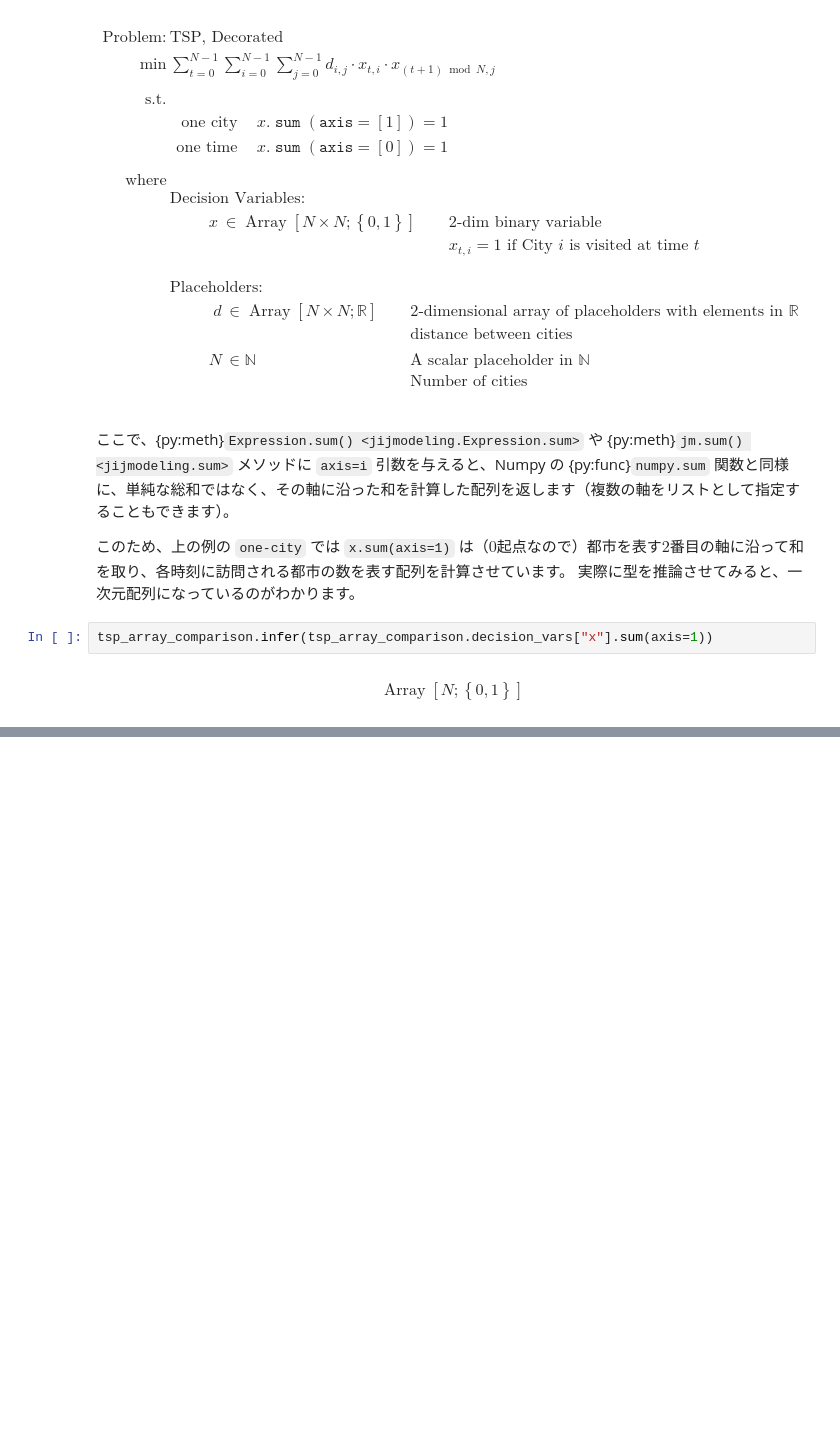
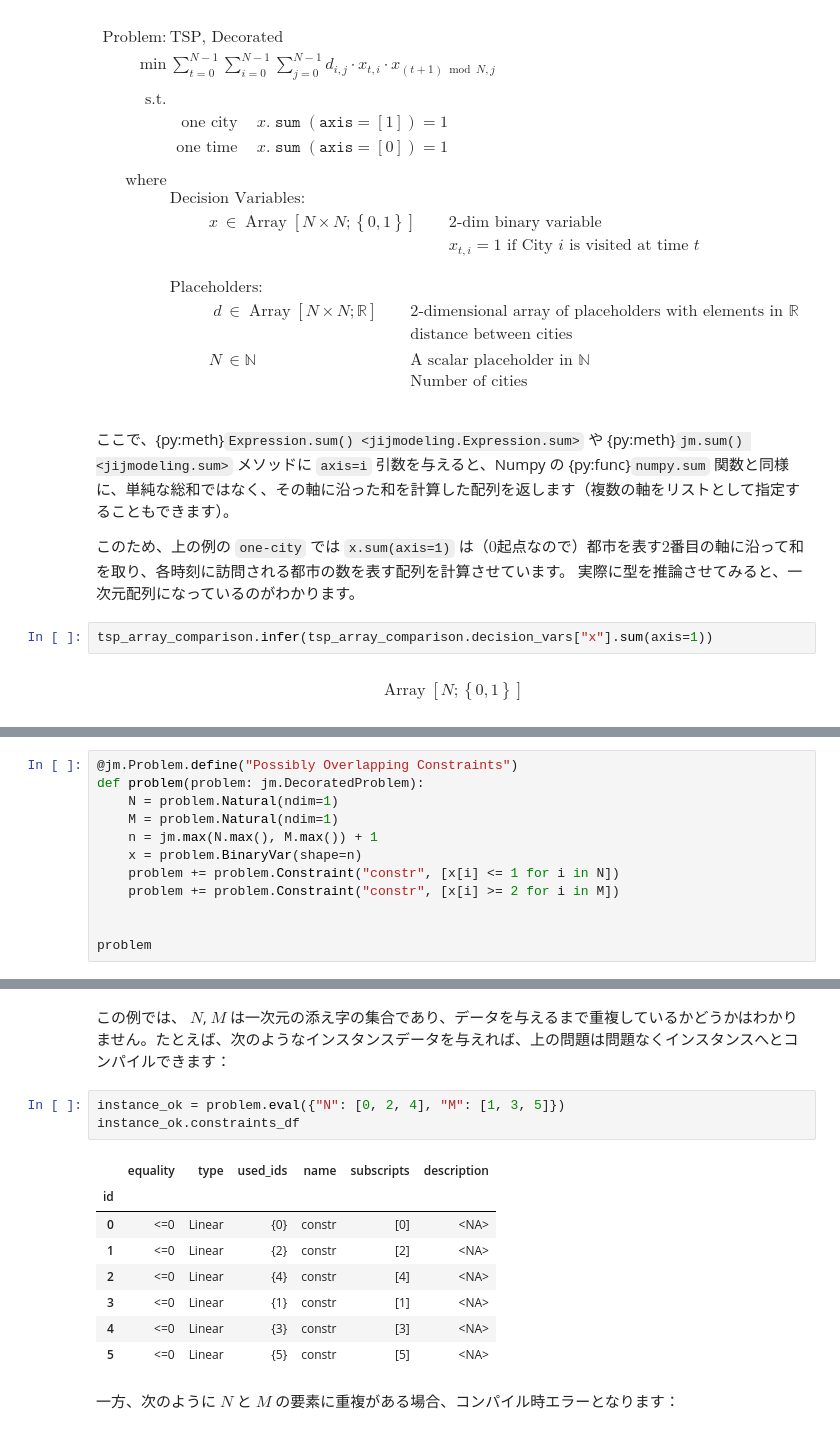
Before and after one commit to Jij-Inc/JijModeling-Tutorials, a Jupyter notebook: docs/ja/basics/modeling.ipynb, the cells around one changed output, grey strips where cells are left out. Cells and saved outputs as stored; diff of their text form; blank space fills up the shorter version.

Commit message:
Conflicting constraints

```diff
--- a/docs/ja/basics/modeling.ipynb
+++ b/docs/ja/basics/modeling.ipynb
@@ -247,0 +267,12 @@ $$\mathop{\mathrm{Array}}\left[N;\left\{0, 1\right\}\right]$$
+# %%
+@jm.Problem.define("Possibly Overlapping Constraints")
+def problem(problem: jm.DecoratedProblem):
+    N = problem.Natural(ndim=1)
+    M = problem.Natural(ndim=1)
+    n = jm.max(N.max(), M.max()) + 1
+    x = problem.BinaryVar(shape=n)
+    problem += problem.Constraint("constr", [x[i] <= 1 for i in N])
+    problem += problem.Constraint("constr", [x[i] >= 2 for i in M])
+
+
+problem
@@ -247,0 +285,16 @@ $$\mathop{\mathrm{Array}}\left[N;\left\{0, 1\right\}\right]$$
+# %% [markdown]
+この例では、 $N$, $M$ は一次元の添え字の集合であり、データを与えるまで重複しているかどうかはわかりません。たとえば、次のようなインスタンスデータを与えれば、上の問題は問題なくインスタンスへとコンパイルできます：
+# %%
+instance_ok = problem.eval({"N": [0, 2, 4], "M": [1, 3, 5]})
+instance_ok.constraints_df
+# %% [output]
+|  | equality | type | used_ids | name | subscripts | description |
+| id |  |  |  |  |  |  |
+| 0 | <=0 | Linear | {0} | constr | [0] | <NA> |
+| 1 | <=0 | Linear | {2} | constr | [2] | <NA> |
+| 2 | <=0 | Linear | {4} | constr | [4] | <NA> |
+| 3 | <=0 | Linear | {1} | constr | [1] | <NA> |
+| 4 | <=0 | Linear | {3} | constr | [3] | <NA> |
+| 5 | <=0 | Linear | {5} | constr | [5] | <NA> |
+# %% [markdown]
+一方、次のように $N$ と $M$ の要素に重複がある場合、コンパイル時エラーとなります：
```
Also changed, not shown: parts of 8 cells of this notebook, 3 other files.
